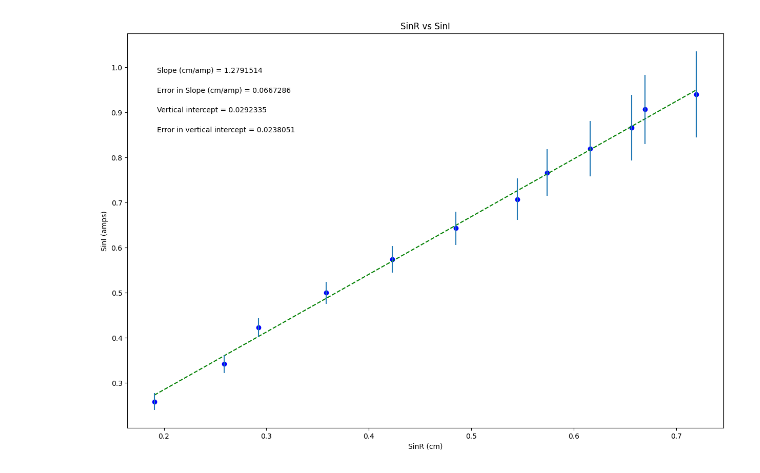
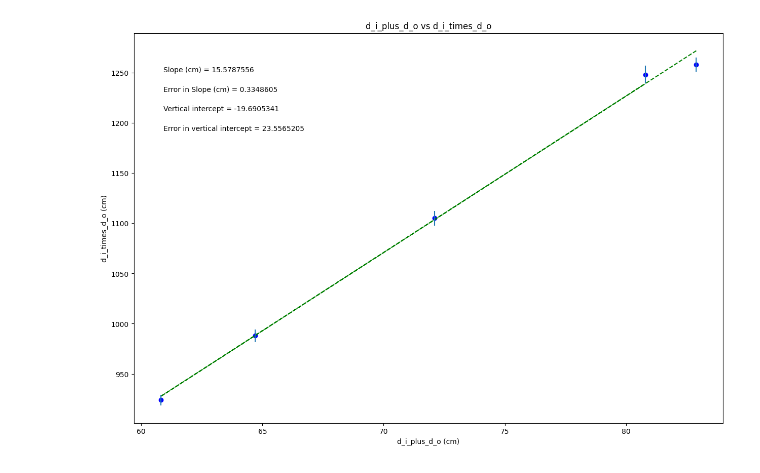
Before and after one commit to lukemoxon/physics-lab, a Jupyter notebook: phsxlab_plotting_template.ipynb, the cells around one changed output. Saved outputs shown, nothing was run; the diff lists cells and outputs as text; code cells hidden in the pictures.

```diff
--- a/phsxlab_plotting_template.ipynb
+++ b/phsxlab_plotting_template.ipynb
@@ -19,28 +19,28 @@ import matplotlib.pyplot as plt
 #variable names should start with a letter and must contain only letters, numbers, and underscores
 
 
-SinR = np.array([0.1908, 0.2588, 0.2924, 0.3584, 0.4226, 0.4848, 0.5446, 0.5736, 0.6157, 0.6561, 0.6691, 0.7193])
+d_i_plus_d_o = np.array([82.90,	60.80, 64.70,	72.1,	80.80])
 
-SinI = np.array([0.2588, 0.3420, 0.4226, 0.5000, 0.5736, 0.6428, 0.7071, 0.7660, 0.8192, 0.8660, 0.9063, 0.9397])
+d_i_times_d_o = np.array([1258.0, 924.0, 988.0, 1105.0, 1248.0])
 
-dSinI = np.array([0.0183, 0.0199, 0.0211, 0.0245, 0.0296, 0.0367, 0.0460, 0.0516, 0.0614, 0.0727, 0.0769, 0.0956])
+𝛿d_i_times_d_o = np.array([6.90,	5.24,	6.17, 7.41,	8.74])
 
 
 
 #Re-assign variables as x, y, dy so that the remaining plotting code may remain generic
 #UPDATE VARIABLE NAMES (ON RHS OF EACH EQUAL SIGN) TO MATCH VARIABLE NAMES FOR DATA ABOVE
 
-x = SinR             #this should be the array you want to plot on the x axis
-y = SinI             #this should be the array you want to plot on the y axis
-dy = dSinI        #this should be your error in y array
+x = d_i_plus_d_o             #this should be the array you want to plot on the x axis
+y = d_i_times_d_o            #this should be the array you want to plot on the y axis
+dy = 𝛿d_i_times_d_o        #this should be your error in y array
 
 
 #UPDATE EACH OF THESE 4 STRINGS FOR YOUR PLOT LABELS AS YOU WANT THEM TO APPEAR
 
-plot_title= 'SinR vs SinI'
-x_label= 'SinR (cm)'
-y_label= 'SinI (amps)'
-slope_units= 'cm/amp'
+plot_title= 'd_i_plus_d_o vs d_i_times_d_o'
+x_label= 'd_i_plus_d_o (cm)'
+y_label= 'd_i_times_d_o (cm)'
+slope_units= 'cm'
 
 #UPDATE ANNOTATION PLACEMENT SO IT'S OUT OF WAY OF PLOTTED DATA AND BEST FIT LINE
 #integer from 1 to 4, top R corner is 1 (counter-clockwise from there)
@@ -92,31 +92,31 @@ elif annotation_placement==3 or annotation_placement==4:
 #Don't need to change anything in this section!
 
 #Plot data on graph. Plot error bars and place values for slope,
 #error in slope, and vertical intercept (plus error) on the plot using "annotate"
 
 plt.figure(figsize=(15,10))
 
 plt.plot(x, fit, color='green', linestyle='--')
 plt.scatter(x, y, color='blue', marker='o')
 
 plt.xlabel(x_label)
 plt.ylabel(y_label)
 plt.title(plot_title)
 
 plt.errorbar(x, y, yerr=dy, xerr=None, fmt="none") #don't need to plot x error bars
 
 plt.annotate('Slope ({}) = {value:.{digits}f}'.format(slope_units,value=m, digits=7),
              (xpos, ypos[0]), xycoords='axes fraction')
 
 plt.annotate('Error in Slope ({}) = {value:.{digits}f}'.format(slope_units,value=dm, digits=7),
              (xpos, ypos[1]), xycoords='axes fraction')
 
 plt.annotate('Vertical intercept = {value:.{digits}f}'.format(value=b, digits=7),
              (xpos, ypos[2]), xycoords='axes fraction')
 
 plt.annotate('Error in vertical intercept = {value:.{digits}f}'.format(value=db, digits=7),
              (xpos, ypos[3]), xycoords='axes fraction')
 
 plt.show()
 # %% [output]
-[figure, old version]
+[figure, new version]
```
Also changed, not shown: parts of 1 cell of this notebook.
